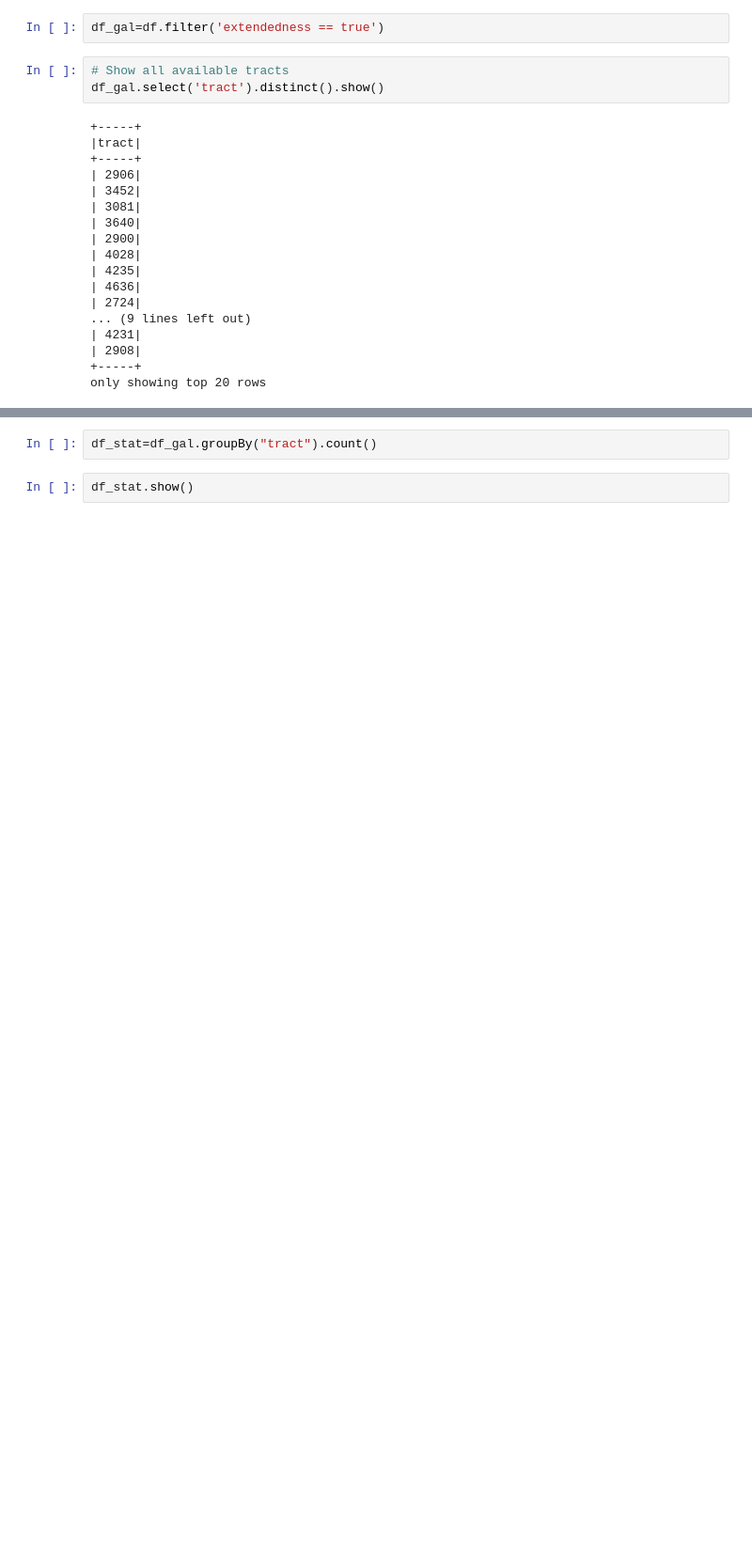
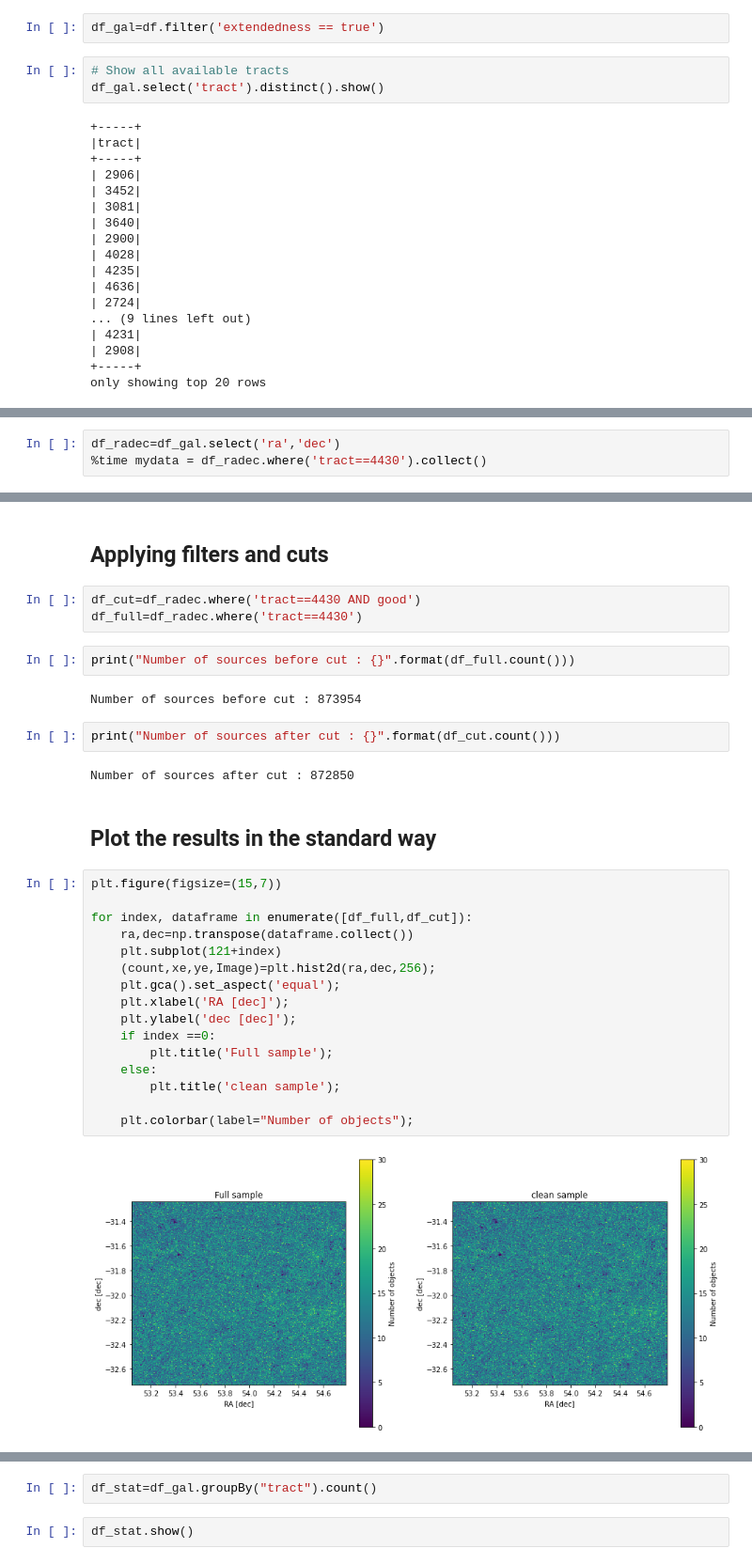
Before and after one commit to sylvielsstfr/MyDC2work, a Jupyter notebook: cluster-spark/ComputeClGal_Run2.2i_spark.ipynb, the cells around one changed output, grey strips where cells are left out. Shown at 94% size. Cells and saved outputs as stored; diff of their text form; blank space fills up the shorter version.

```diff
--- a/cluster-spark/ComputeClGal_Run2.2i_spark.ipynb
+++ b/cluster-spark/ComputeClGal_Run2.2i_spark.ipynb
@@ -263,0 +324,3 @@ only showing top 20 rows
+# %%
+df_radec=df_gal.select('ra','dec')
+%time mydata = df_radec.where('tract==4430').collect()
@@ -263,0 +345,33 @@ only showing top 20 rows
+# %% [markdown]
+## Applying filters and cuts
+# %%
+df_cut=df_radec.where('tract==4430 AND good')
+df_full=df_radec.where('tract==4430')
+# %%
+print("Number of sources before cut : {}".format(df_full.count()))
+# %% [output]
+Number of sources before cut : 873954
+# %%
+print("Number of sources after cut : {}".format(df_cut.count()))
+# %% [output]
+Number of sources after cut : 872850
+# %% [markdown]
+## Plot the results in the standard way
+# %%
+plt.figure(figsize=(15,7))
+
+for index, dataframe in enumerate([df_full,df_cut]):
+    ra,dec=np.transpose(dataframe.collect())
+    plt.subplot(121+index)
+    (count,xe,ye,Image)=plt.hist2d(ra,dec,256);
+    plt.gca().set_aspect('equal');
+    plt.xlabel('RA [dec]');
+    plt.ylabel('dec [dec]');
+    if index ==0:
+        plt.title('Full sample');
+    else:
+        plt.title('clean sample');
+
+    plt.colorbar(label="Number of objects");
+# %% [output]
+[figure, added]
```
Also changed, not shown: parts of 53 cells of this notebook.
